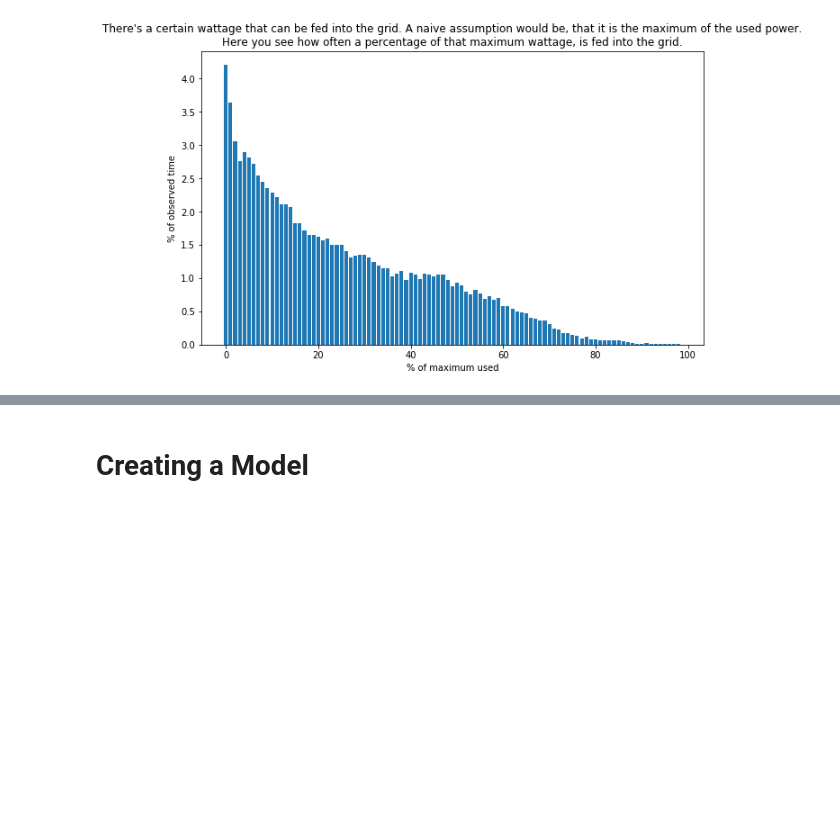
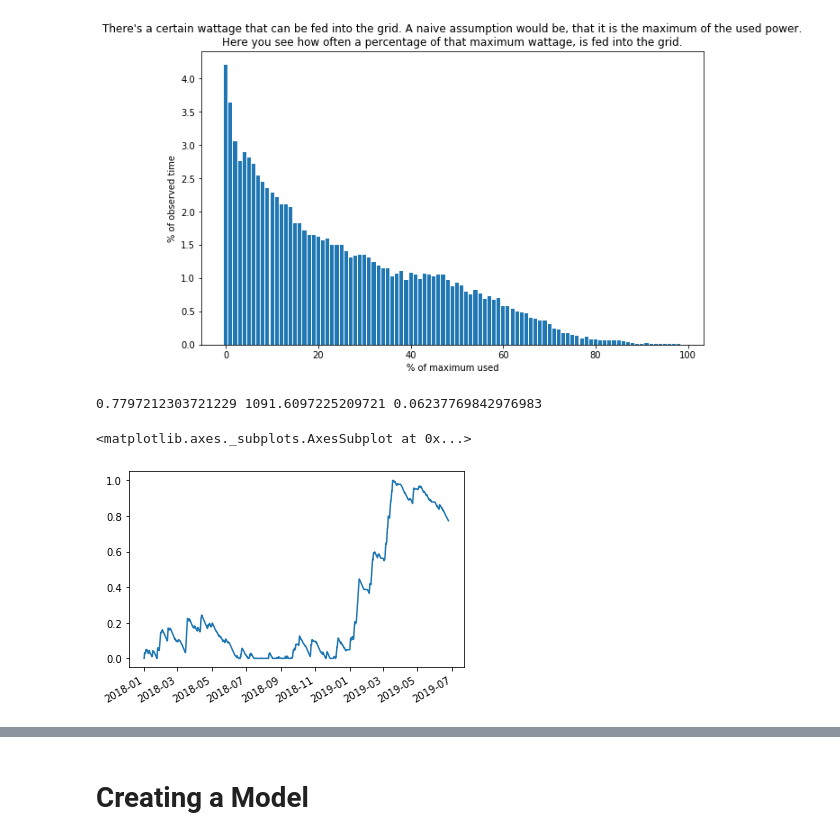
Before and after one commit to ThomTe314/capstone_quadra, a Jupyter notebook: Capstone Quadra.ipynb, the cells around one changed output, grey strips where cells are left out. Drawn from its saved outputs; the diff is of its cells as text; code cells hidden in the pictures; blank space fills up the shorter version.

```diff
--- a/Capstone Quadra.ipynb
+++ b/Capstone Quadra.ipynb
@@ -419,0 +405,47 @@ def bat_sim(loss_ts):
+# %%
+def bat_sim(loss_ts, b = 0.5, c = 0.05, initial_charge = 0.5):
+    '''
+    No pun intended. This simulates batterries.
+
+    In:
+    loss_ts: time series with loss energy
+    b: battery capacity as ratio of maximum value in loss_ts
+    c: consumption as ratio of maximum value in loss_ts, how moch work can be used at any given time
+
+    Out:
+    DataFrame Index = Timestamps/ columns = batterry_charge, consumption
+
+    '''
+    loss_ts = dict(loss_ts)
+    max_loss = max(loss_ts.values())
+    max_charge = max_loss * b
+    consumption = max_loss * c
+    charge = max_loss * initial_charge
+
+    print(max_loss, max_charge, consumption)
+
+
+    result = {}
+
+    for k, v in loss_ts.items(): #zip(loss_ts.keys(), loss_ts.values()):
+        delta = v - consumption
+        if charge + delta >= max_charge:
+            result[k] = (1, c)
+            charge = max_charge
+        elif charge + delta <= 0:
+            result[k] = (0,c*(charge + v)/consumption)
+            charge = 0
+        else:
+            result[k] = ((charge + delta)/(b*max_loss), c)
+            charge = charge + delta
+
+    ret = pd.DataFrame(data = result).T
+    ret.columns = ['battery_charge', 'consumption']
+    return ret
+# %%
+bs = bat_sim(nrg_df.target_losses_norm, b = 1400, c = 0.08, initial_charge=0.5)
+bs.battery_charge.plot()
+# %% [output]
+0.7797212303721229 1091.6097225209721 0.06237769842976983
+<matplotlib.axes._subplots.AxesSubplot at 0x...>
+[figure, added]
```
Also changed, not shown: parts of 4 cells of this notebook.
